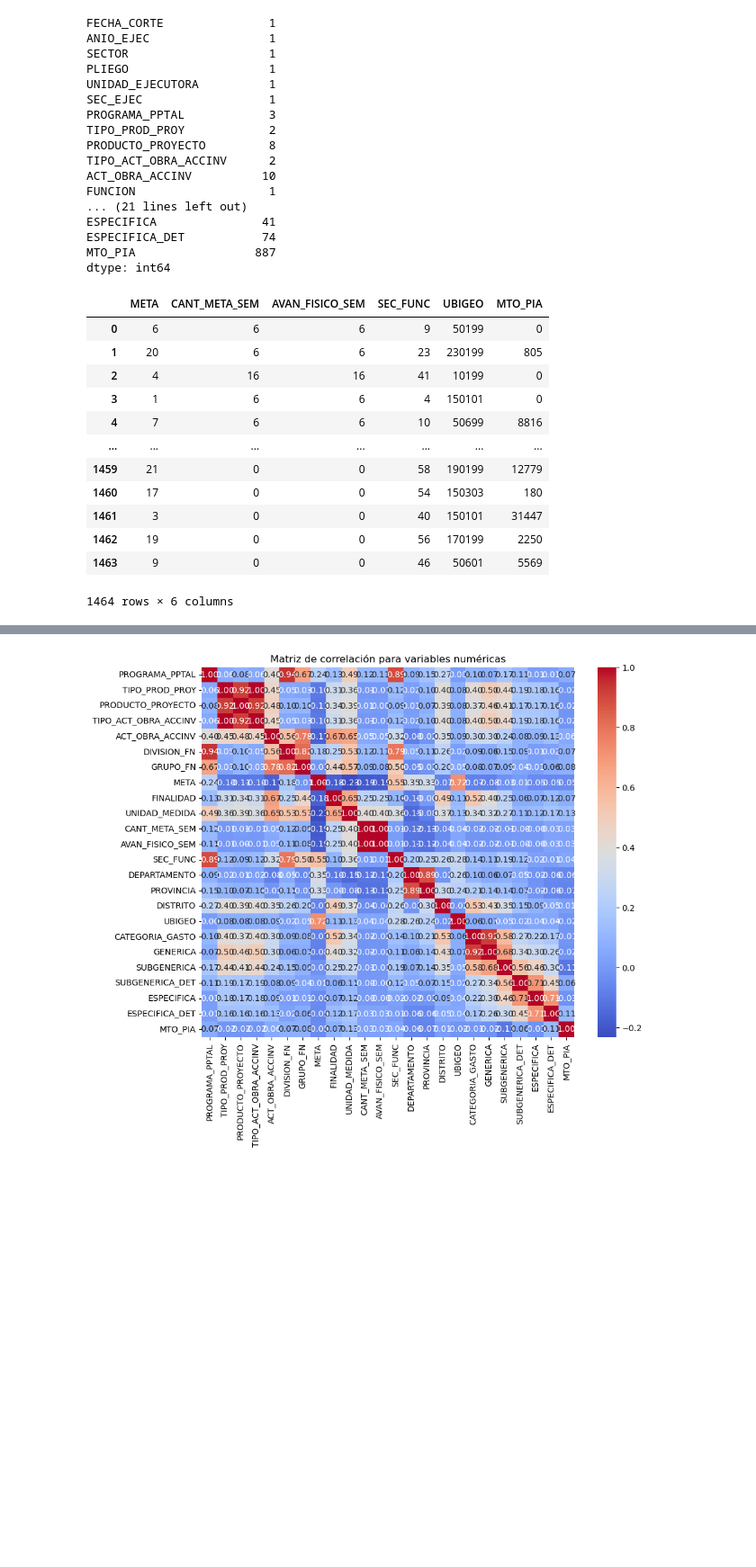
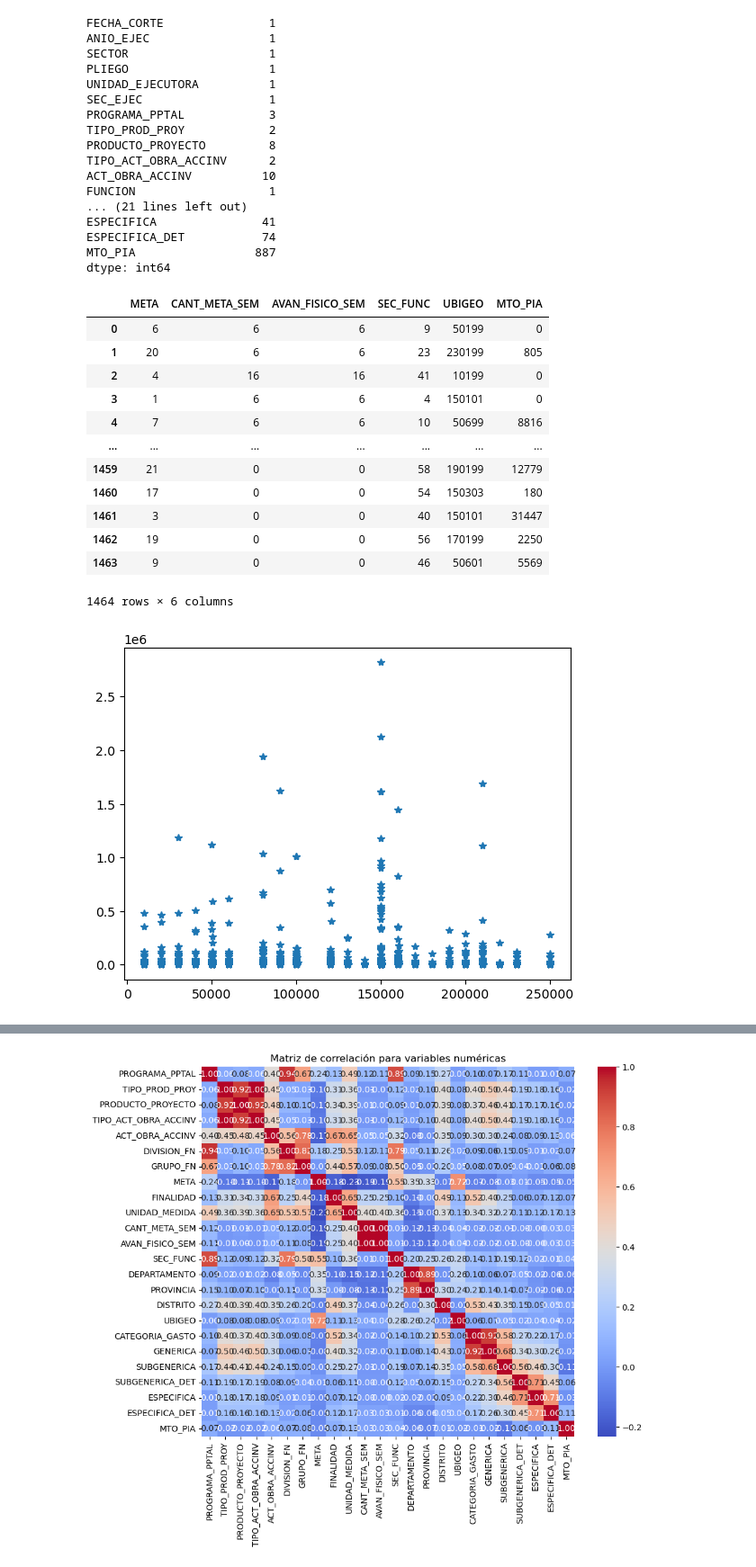
Before and after one commit to JLeandroJM/Project1_MachineL, a Jupyter notebook: main.ipynb, the cells around one changed output, grey strips where cells are left out. Shown at 90% size. Cells and saved outputs as stored; diff of their text form; code cells hidden in the pictures; blank space fills up the shorter version.

```diff
--- a/main.ipynb
+++ b/main.ipynb
@@ -85,24 +62,28 @@ dtype: int64
 # %%
 
 columnas_numericas = train_ff.select_dtypes(include=['int']).columns
 
 train_fff = train_ff[columnas_numericas]
 
+
+plt.plot(train_fff['UBIGEO'],train_fff['MTO_PIA'],"*")
+
 train_fff
 # %% [output]
 |  | META | CANT_META_SEM | AVAN_FISICO_SEM | SEC_FUNC | UBIGEO | MTO_PIA |
 | 0 | 6 | 6 | 6 | 9 | 50199 | 0 |
 | 1 | 20 | 6 | 6 | 23 | 230199 | 805 |
 | 2 | 4 | 16 | 16 | 41 | 10199 | 0 |
 | 3 | 1 | 6 | 6 | 4 | 150101 | 0 |
 | 4 | 7 | 6 | 6 | 10 | 50699 | 8816 |
 | ... | ... | ... | ... | ... | ... | ... |
 | 1459 | 21 | 0 | 0 | 58 | 190199 | 12779 |
 | 1460 | 17 | 0 | 0 | 54 | 150303 | 180 |
 | 1461 | 3 | 0 | 0 | 40 | 150101 | 31447 |
 | 1462 | 19 | 0 | 0 | 56 | 170199 | 2250 |
 | 1463 | 9 | 0 | 0 | 46 | 50601 | 5569 |
 1464 rows × 6 columns
+[figure, added]
 # %%
 
 
```
Also changed, not shown: parts of 3 cells of this notebook, 5 other files.
